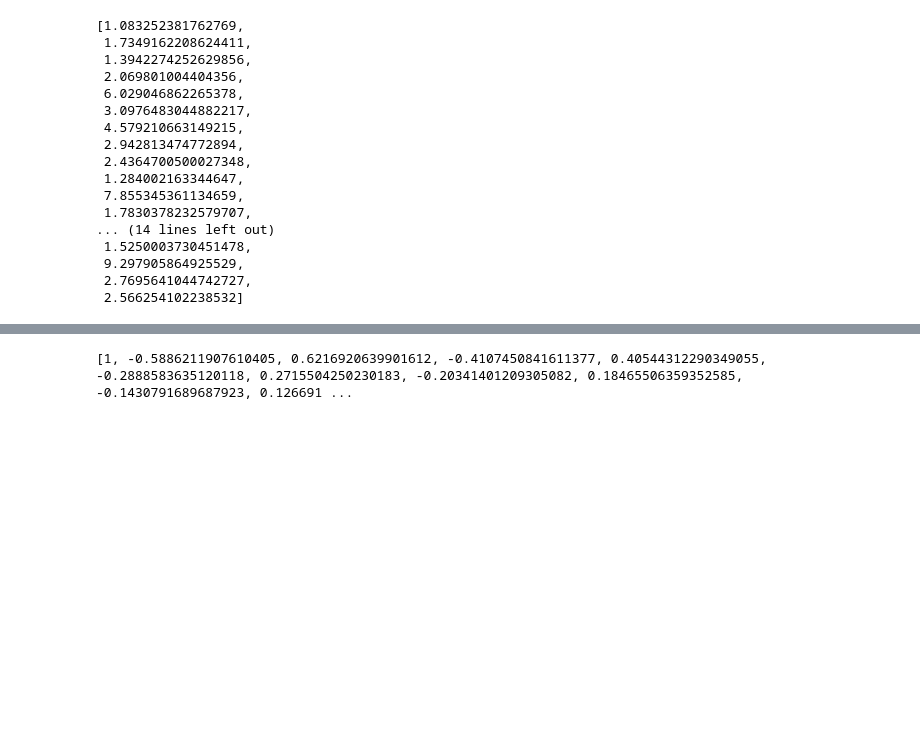
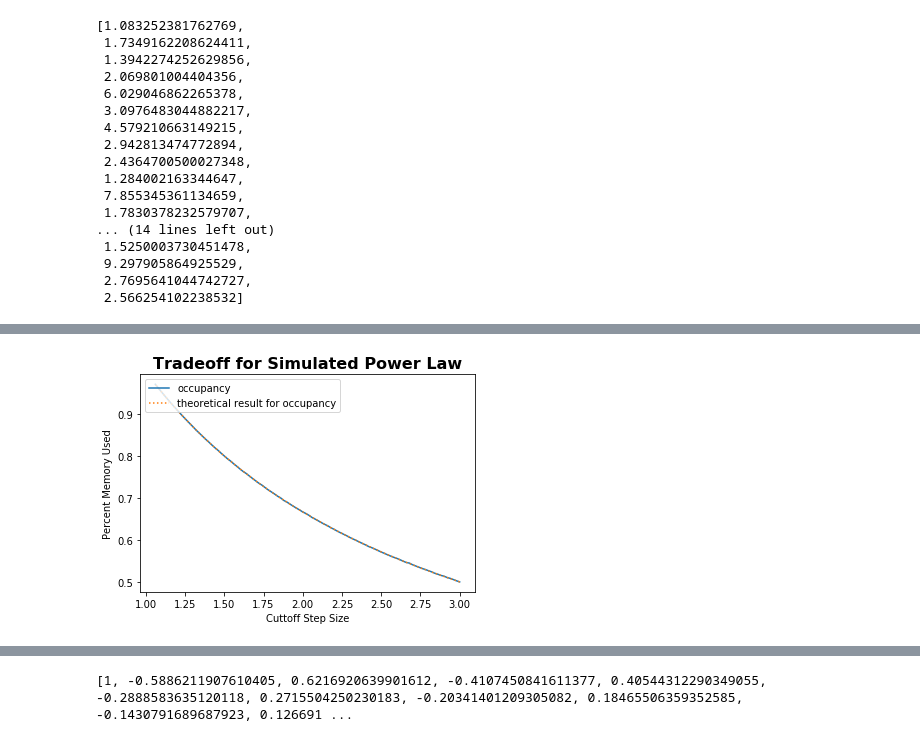
Before and after one commit to AaEll/MonteCarlo_simulator, a Jupyter notebook: Main.ipynb, the cells around one changed output, grey strips where cells are left out. Drawn from its saved outputs; the diff is of its cells as text; code cells hidden in the pictures; blank space fills up the shorter version.

```diff
--- a/Main.ipynb
+++ b/Main.ipynb
@@ -220,0 +352,81 @@ print("{}".format(int(np.random.choice(val_array,p = count_array))))
+# %%
+import importlib
+resources = importlib.import_module("resources")
+import resources.MonteCarlo as MC
+
+import numpy as np
+import pandas as pd
+import math
+from functools import reduce
+import random
+random.seed(2010)
+
+import matplotlib.pyplot as plt
+%matplotlib inline
+
+
+def cost_powers_k(rv, k = 2):
+    assert(k!=1)
+    if k == 2:
+        cutoff = 1<<(int(rv)).bit_length()
+    else:
+        cutoff = k**(math.ceil(math.log(rv, k)))
+    space_cost = cutoff-rv
+    time_cost = (cutoff - 1)*1.0/(k-1)
+    return (space_cost,rv)
+
+def sum_pair_costs(sim, n,verbose = True):
+    sum1,sum2 = reduce(lambda x,y : (x[0]+y[0],x[1]+y[1]),\
+                                        sim.sample_repeated(n),(0,0))
+    return (sum1/n,sum2/n)
+
+def my_iter(i,my_list):
+    for x in my_list:
+        yield cost_powers_k(x,i)
+
+val_array = []
+n = 0
+with open('data/com-orkut.ungraphcounts.txt','r') as f:
+    for line in f:
+        v1,v2 = line.split(',')
+        i = int(v2)
+        a = int(v1)
+        if a<1:
+            continue
+        n+=i
+        while (i>0):
+            i-=1
+            val_array.append(a)
+
+alpha = -3
+xmin = 1
+n = 1000000
+inv_f = lambda x : MC.inverse_continuous_power_law(x,xmin,alpha)
+rv = MC.RandomVariable(inv_f,"power law, alpha = -2, for x > 1",discrete = False,verbose = False)
+X  = []
+Y1 = []
+Y2 = []
+
+for j in range(98):
+    i = 3-j/50
+    #print ("i = {}".format(i))
+    cost_f = lambda x : cost_powers_k(x,i)
+    Sim = MC.Simulator(rv,cost_f,'Live-Graph', verbose = False)
+    y1,y2= sum_pair_costs(Sim, n, verbose = False)
+    X.append(i)
+    Y1.append(y2/(y1+y2))
+    Y2.append(2/(i+1))
+plt.plot(X,Y1,label = "occupancy")
+plt.plot(X,Y2, linestyle = ':',label = "theoretical result for occupancy")
+#plt.ylim(0,300)
+# Add legend
+plt.legend(loc='upper left')
+# Add title and x, y labels
+plt.title("Tradeoff for Simulated Power Law", fontsize=16, fontweight='bold')
+plt.suptitle("", fontsize=10)
+plt.xlabel("Cuttoff Step Size")
+plt.ylabel("Percent Memory Used")
+plt.show()
+plt.savefig('results/continuous_fig3.png')
+# %% [output]
+[figure, added]
```
Also changed, not shown: parts of 7 cells of this notebook, 13 other files.
